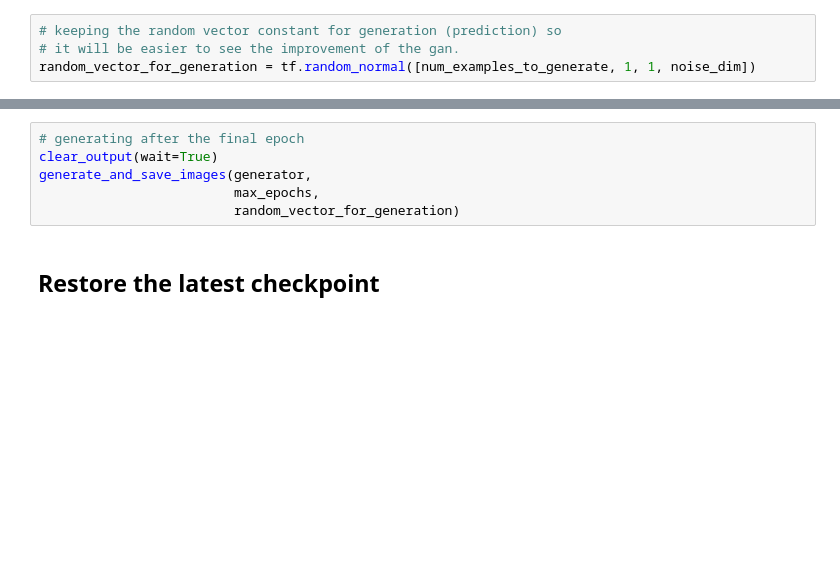
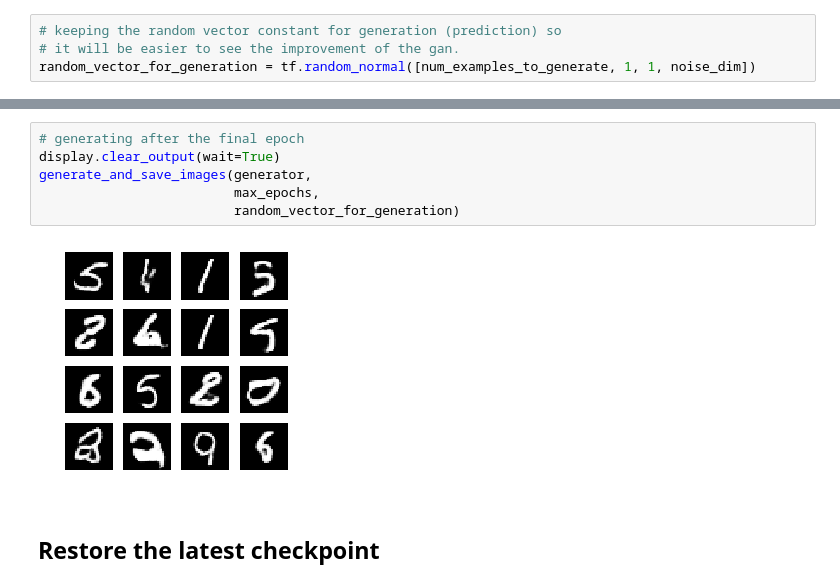
Before and after one commit to ilguyi/tensorflow.tutorials, a Jupyter notebook: tf.version.2/05.generative_models/01.dcgan.ipynb, the cells around one changed output, grey strips where cells are left out. Cells and saved outputs as stored; diff of their text form; blank space fills up the shorter version.

```diff
--- a/tf.version.2/05.generative_models/01.dcgan.ipynb
+++ b/tf.version.2/05.generative_models/01.dcgan.ipynb
@@ -250,9 +274,11 @@ for epoch in range(max_epochs):
 # %%
 # generating after the final epoch
-clear_output(wait=True)
+display.clear_output(wait=True)
 generate_and_save_images(generator,
                          max_epochs,
                          random_vector_for_generation)
+# %% [output]
+[figure, added]
 # %% [markdown]
 ## Restore the latest checkpoint
 # %%
```
Also changed, not shown: parts of 10 cells of this notebook, 2 other files.
